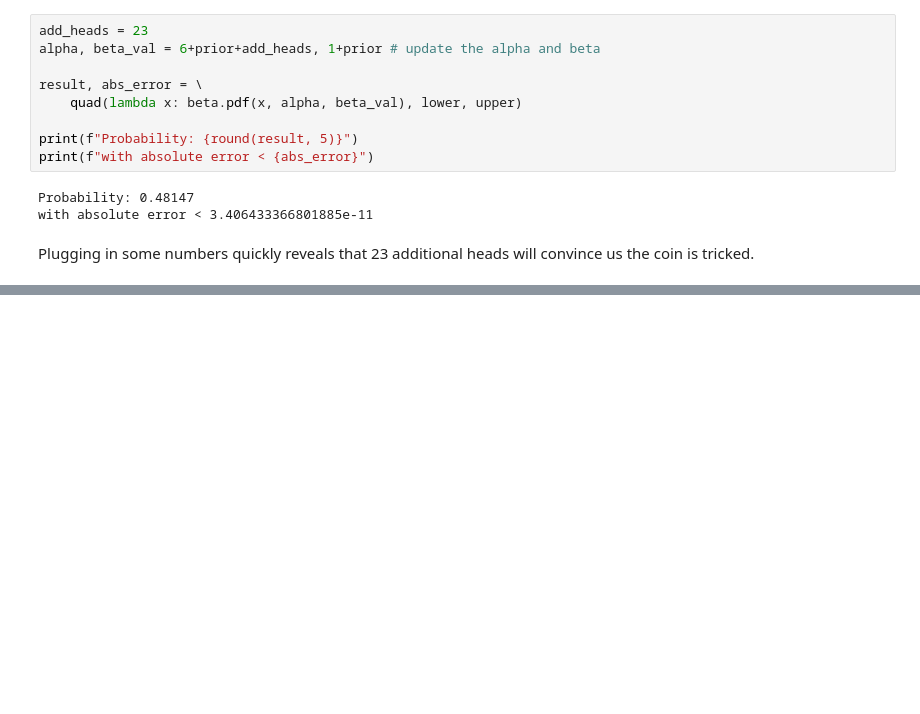
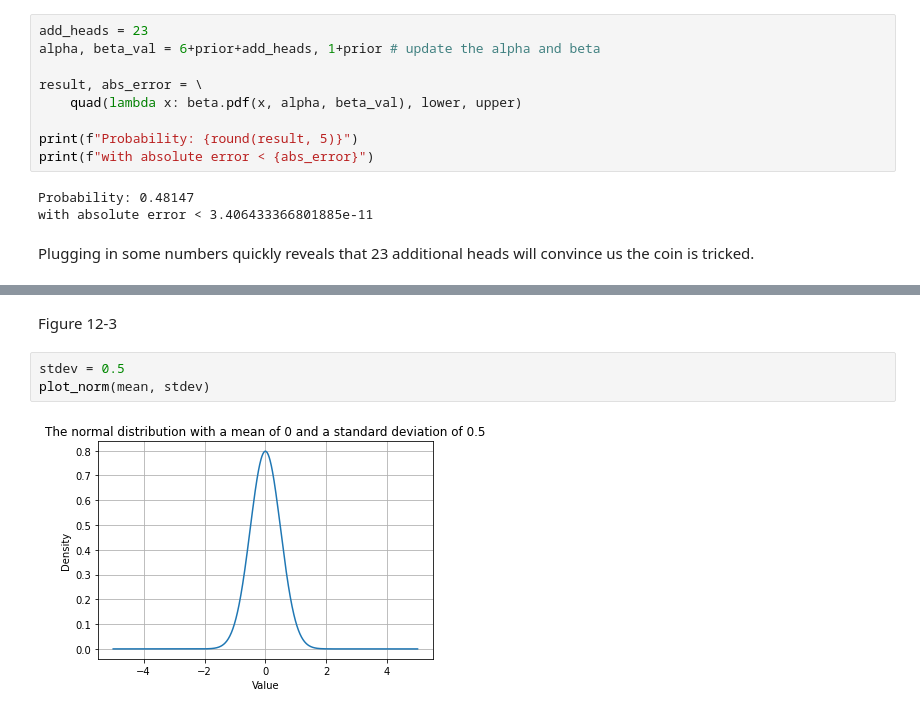
Before and after one commit to Pyrus277/reference_materials, a Jupyter notebook: statistics/bayes_book_notes.ipynb, the cells around one changed output, grey strips where cells are left out. Saved outputs shown, nothing was run; the diff lists cells and outputs as text; blank space fills up the shorter version.

```diff
--- a/statistics/bayes_book_notes.ipynb
+++ b/statistics/bayes_book_notes.ipynb
@@ -512,0 +611,7 @@ Plugging in some numbers quickly reveals that 23 additional heads will convince
+# %% [markdown]
+Figure 12-3
+# %%
+stdev = 0.5
+plot_norm(mean, stdev)
+# %% [output]
+[figure, added]
```
Also changed, not shown: parts of 24 cells of this notebook.
